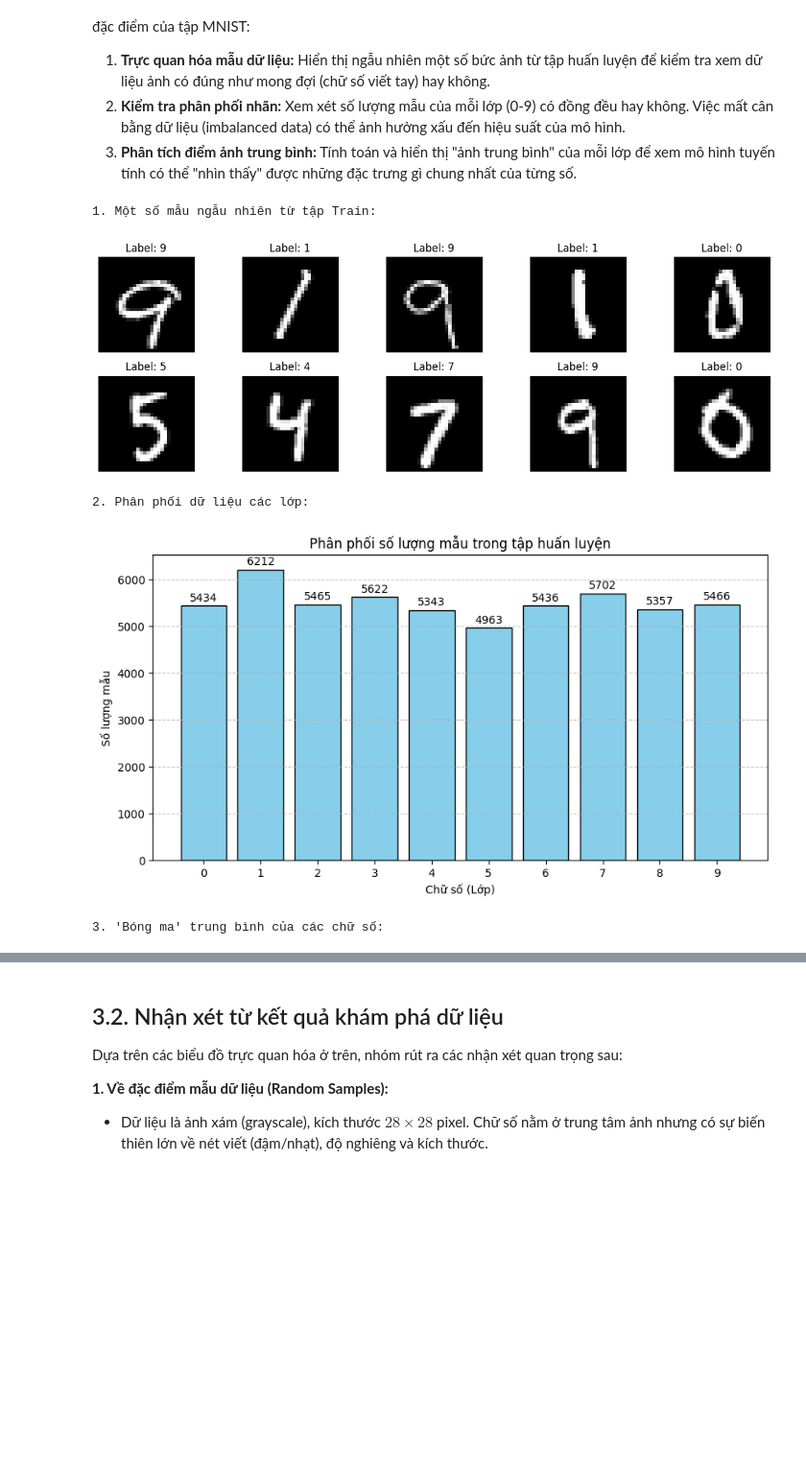
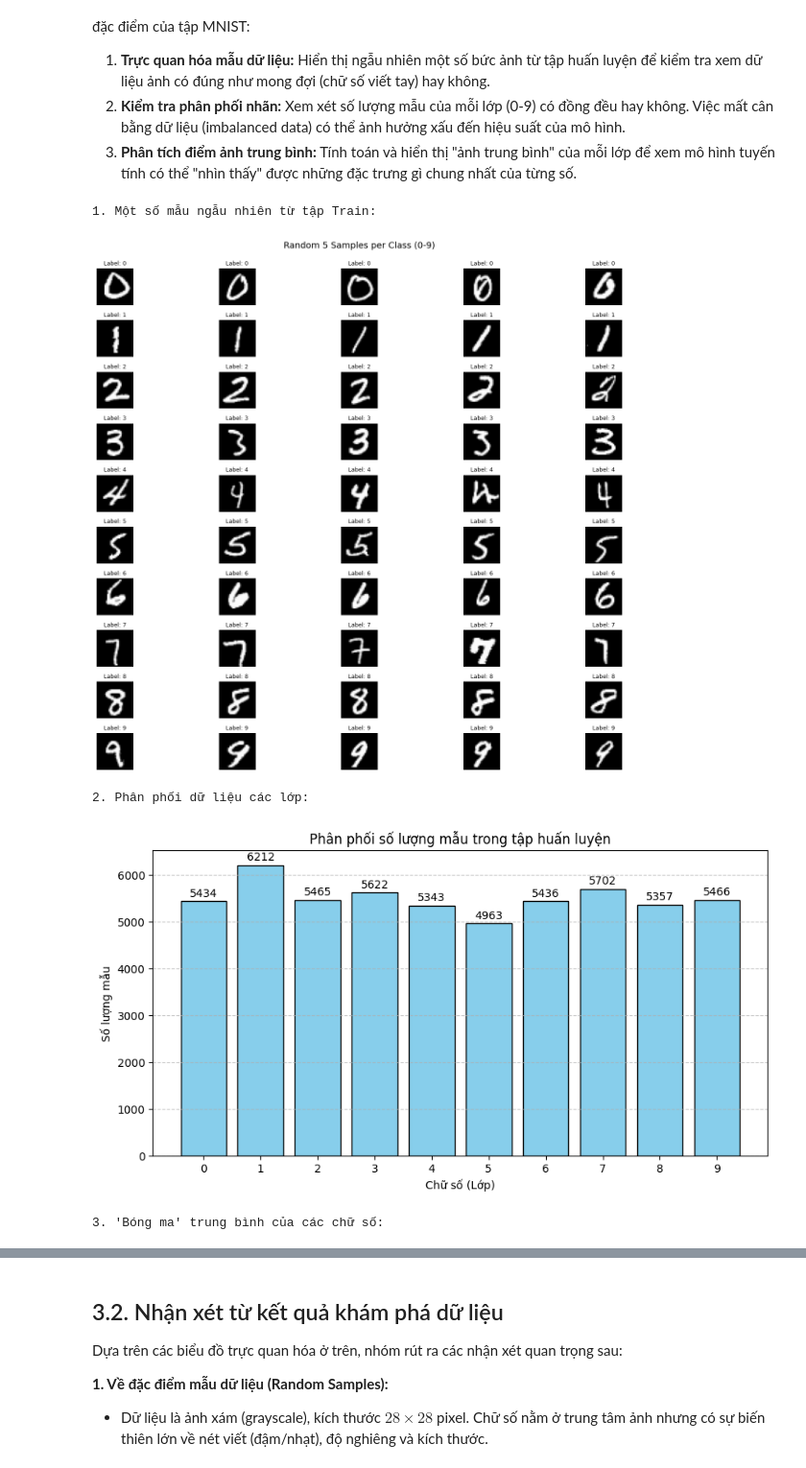
Before and after one commit to ndthanh308/IntroML_Lab2_SoftmaxRegression, a Jupyter notebook: notebooks/1_Implementation.ipynb, the cells around one changed output, grey strips where cells are left out. Shown: that part at 96% size. Drawn from its saved outputs; the diff is of its cells as text; code cells hidden in the pictures; blank space fills up the shorter version.

```diff
--- a/notebooks/1_Implementation.ipynb
+++ b/notebooks/1_Implementation.ipynb
@@ -659,18 +659,43 @@ Trước khi đi vào xây dựng mô hình, nhóm thực hiện một số bư
 2.  **Kiểm tra phân phối nhãn:** Xem xét số lượng mẫu của mỗi lớp (0-9) có đồng đều hay không. Việc mất cân bằng dữ liệu (imbalanced data) có thể ảnh hưởng xấu đến hiệu suất của mô hình.
 3.  **Phân tích điểm ảnh trung bình:** Tính toán và hiển thị "ảnh trung bình" của mỗi lớp để xem mô hình tuyến tính có thể "nhìn thấy" được những đặc trưng gì chung nhất của từng số.
 # %%
-def visualize_samples(X, y, num_samples=10):
-    """Hiển thị ngẫu nhiên các mẫu ảnh từ tập dữ liệu."""
-    plt.figure(figsize=(12, 4))
-    indices = np.random.choice(X.shape[0], num_samples, replace=False)
+def visualize_samples(X, y, num_samples_per_class=5):
+    """
+    Hiển thị ngẫu nhiên các mẫu ảnh từ tập dữ liệu.
+    Mỗi hàng hiển thị 5 ảnh của một nhãn (0-9).
 
-    for i, idx in enumerate(indices):
-        plt.subplot(2, 5, i + 1)
-        # Reshape lại từ 784 -> 28x28 để hiển thị ảnh
-        img = X[idx].reshape(28, 28)
-        plt.imshow(img, cmap='gray')
-        plt.title(f"Label: {y[idx]}")
-        plt.axis('off')
+    Args:
+        X (np.ndarray): Dữ liệu ảnh, shape (m, 784)
+        y (np.ndarray): Nhãn tương ứng, shape (m,)
+        num_samples_per_class (int): Số lượng ảnh hiển thị cho mỗi nhãn. Mặc định: 5
+
+    Returns:
+        None: Hiển thị biểu đồ trực tiếp
+    """
+    num_classes = 10
+    plt.figure(figsize=(15, 12))
+
+    plot_idx = 1
+
+    for label in range(num_classes):
+        # Lấy tất cả các indices của ảnh có nhãn = label
+        class_indices = np.where(y == label)[0]
+
+        # Chọn ngẫu nhiên num_samples_per_class ảnh từ lớp này
+        random_indices = np.random.choice(class_indices,
+                                          size=num_samples_per_class,
+                                          replace=False)
+
+        # Hiển thị các ảnh đã chọn
+        for idx in random_indices:
+            plt.subplot(num_classes, num_samples_per_class, plot_idx)
+            img = X[idx].reshape(28, 28)
+            plt.imshow(img, cmap='gray')
+            plt.title(f"Label: {y[idx]}", fontsize=9)
+            plt.axis('off')
+            plot_idx += 1
+
+    plt.suptitle(f"Random {num_samples_per_class} Samples per Class (0-9)", fontsize=14, y=0.995)
     plt.tight_layout()
     plt.show()
 
@@ -694,34 +719,34 @@ def plot_class_distribution(y):
 def visualize_average_digits(X, y):
     """Tính và hiển thị ảnh trung bình của từng lớp số."""
     plt.figure(figsize=(12, 5))
     num_classes = 10
 
     for i in range(num_classes):
         # Lấy tất cả các ảnh thuộc lớp i
         X_class = X[y == i]
         # Tính trung bình dọc theo trục 0 (các mẫu)
         avg_img = np.mean(X_class, axis=0).reshape(28, 28)
 
         plt.subplot(2, 5, i + 1)
         plt.imshow(avg_img, cmap='viridis') # Dùng heatmap để thấy rõ vùng tập trung
         plt.title(f"Digit: {i}")
         plt.axis('off')
 
     plt.suptitle("Hình ảnh trung bình (Average Intensity) của các chữ số")
     plt.show()
 
 # --- EDA ---
 print("1. Một số mẫu ngẫu nhiên từ tập Train:")
 visualize_samples(X_train, y_train)
 
 print("\n2. Phân phối dữ liệu các lớp:")
 plot_class_distribution(y_train)
 
 print("\n3. 'Bóng ma' trung bình của các chữ số:")
 visualize_average_digits(X_train, y_train)
 # %% [output]
 1. Một số mẫu ngẫu nhiên từ tập Train:
-[figure, old version]
+[figure, new version]
 2. Phân phối dữ liệu các lớp:
 [figure]
 3. 'Bóng ma' trung bình của các chữ số:
```
Also changed, not shown: parts of 1 cell of this notebook, 2 other files.
